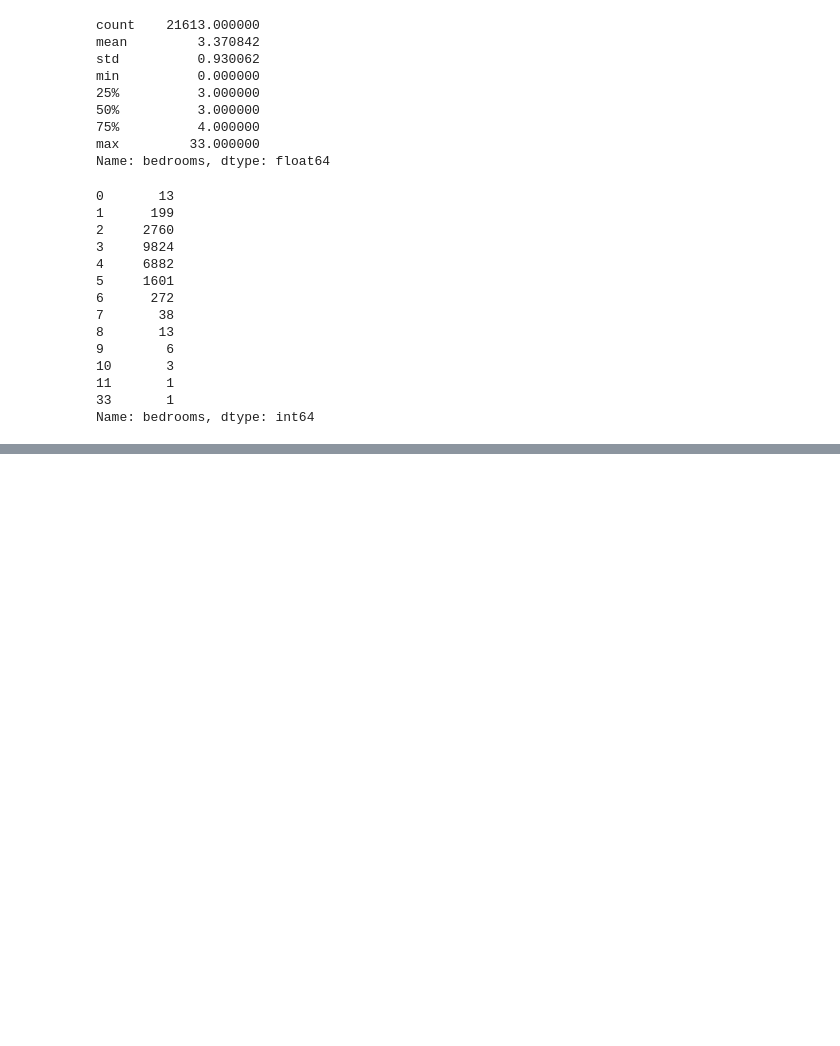
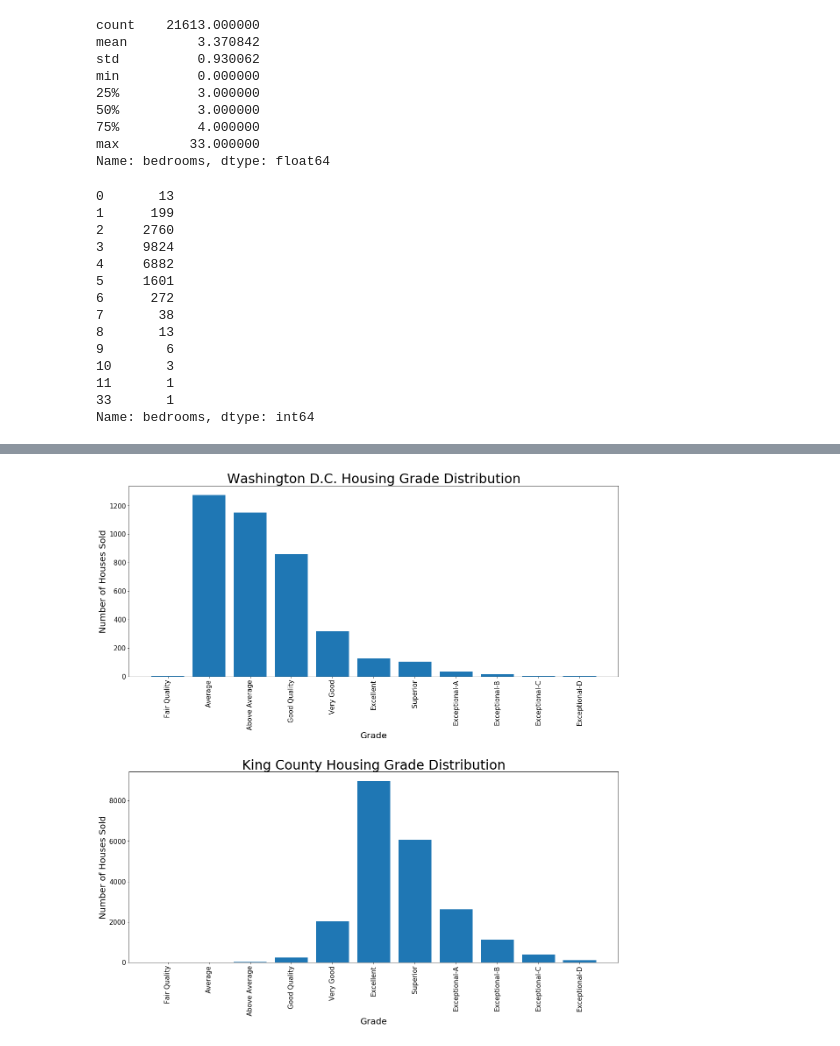
Before and after one commit to gyamane/Springboard, a Jupyter notebook: capstone_project_2/Exploratory_Data_Analysis.ipynb, the cells around one changed output, grey strips where cells are left out. Cells and saved outputs as stored; diff of their text form; code cells hidden in the pictures; blank space fills up the shorter version.

```diff
--- a/capstone_project_2/Exploratory_Data_Analysis.ipynb
+++ b/capstone_project_2/Exploratory_Data_Analysis.ipynb
@@ -161,0 +340,32 @@ Looking at the bathroom value counts helps distinguish some interesting outliers
+# %%
+# Get D.C. and King County Grades
+grade_labels = ['Fair Quality', 'Average', 'Above Average', 'Good Quality', 'Very Good', 'Excellent', 'Superior',
+              'Exceptional-A', 'Exceptional-B', 'Exceptional-C', 'Exceptional-D', 'Exceptional-D']
+dc_grades = dc_df[dc_df.grade != 'Missing'].grade.value_counts().reindex(grade_labels)
+kc_grades = kc_df.grade.value_counts().reindex(grade_labels)
+
+# Plot pie chart
+fig = plt.figure(figsize=(20, 20))
+
+# Pie chart for D.C. Grades
+ax = fig.add_subplot(2, 1, 1)
+ax.set_title('Washington D.C. Housing Grade Distribution', fontsize=30)
+ax.set_xlabel("Grade", fontsize=20)
+ax.set_ylabel("Number of Houses Sold", fontsize=20)
+ax.tick_params(axis = 'both', which = 'major', labelsize = 15)
+bar1 = ax.bar(grade_labels, dc_grades)
+ax.set_xticklabels(grade_labels, rotation=90, ha='center')
+
+# Pie chart for King County Grades
+ax = fig.add_subplot(2, 1, 2)
+ax.set_title('King County Housing Grade Distribution', fontsize=30)
+ax.set_xlabel("Grade", fontsize=20)
+ax.set_ylabel("Number of Houses Sold", fontsize=20)
+ax.tick_params(axis = 'both', which = 'major', labelsize = 15)
+bar1 = ax.bar(grade_labels, kc_grades)
+ax.set_xticklabels(grade_labels, rotation=90, ha='center')
+
+fig.subplots_adjust(hspace=.5)
+plt.show()
+# %% [output]
+[figure, added]
```
Also changed, not shown: parts of 24 cells of this notebook, 1 other file.
